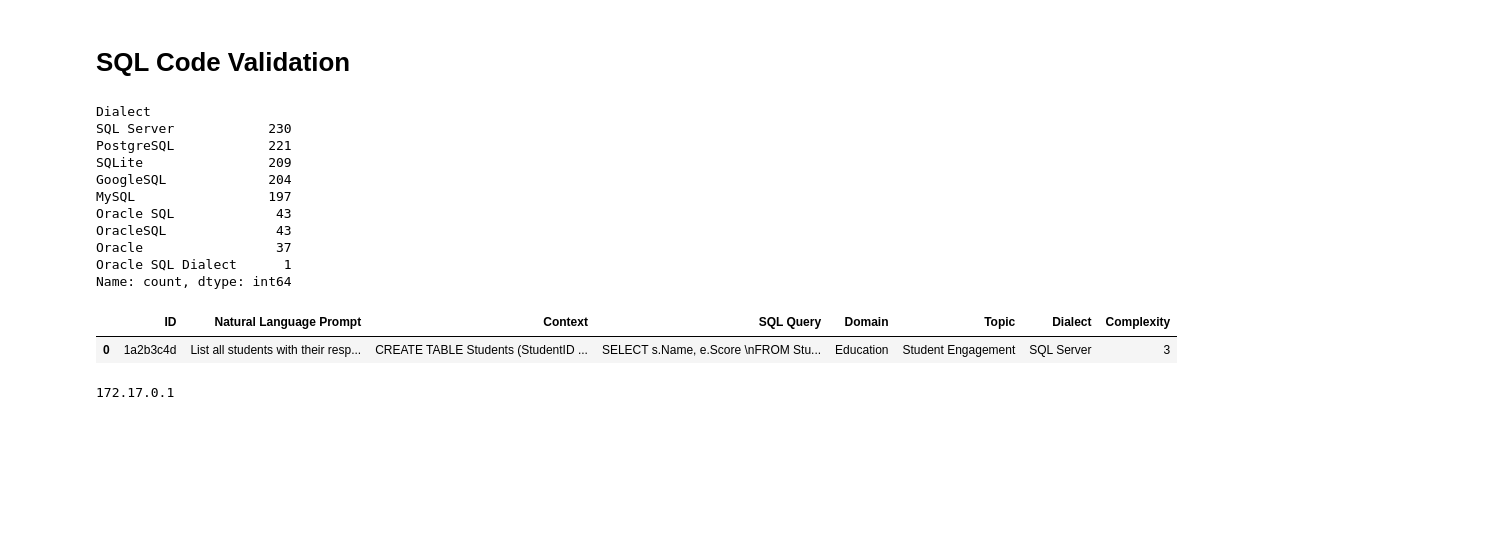
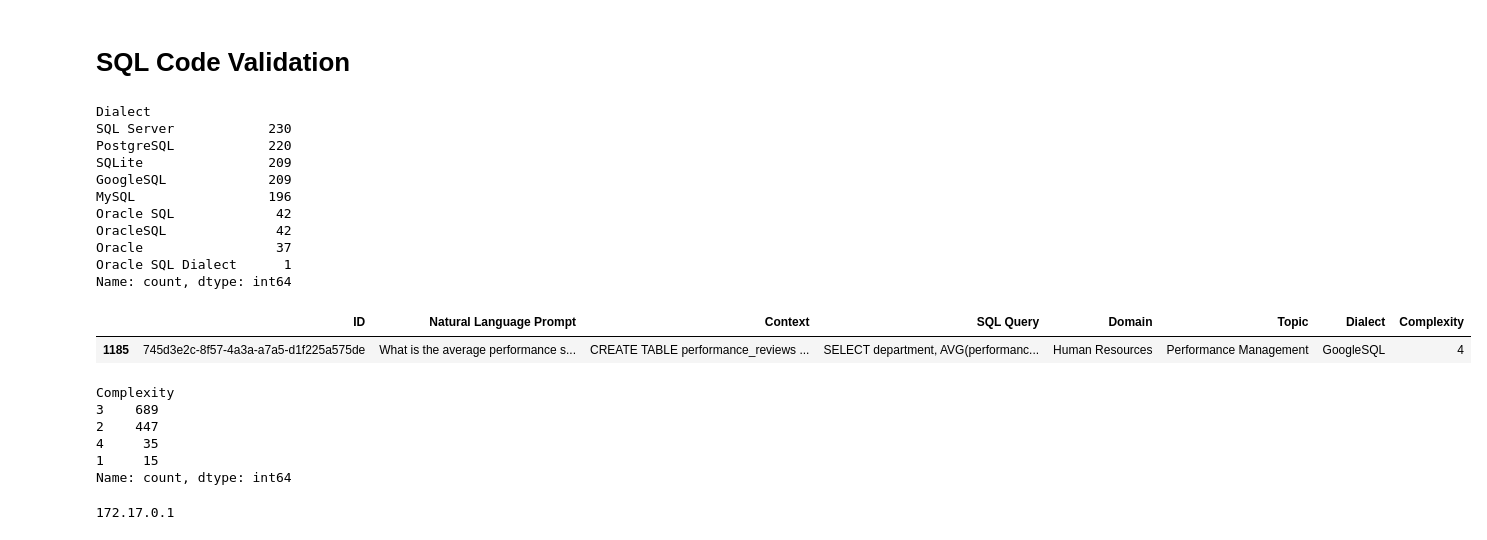
Before and after one commit to gretelai/navigator-helpers, a Jupyter notebook: navigator_helpers/steps/code_validation/code_validation.ipynb, the cells around one changed output. Drawn from its saved outputs; the diff is of its cells as text; code cells hidden in the pictures; blank space fills up the shorter version.

```diff
--- a/navigator_helpers/steps/code_validation/code_validation.ipynb
+++ b/navigator_helpers/steps/code_validation/code_validation.ipynb
@@ -24,33 +25,50 @@ from sql_parsers import SimpleSqlValidator, SqliteValidator, PostgresqlValidator
 # %%
-# sql_queries = pd.read_csv('/mnt/foundation-shared/nina_xu_gretel_ai/datasets/sql_queries.csv')
 sql_queries = pd.read_csv('/mnt/foundation-shared/nina_xu_gretel_ai/datasets/sql_queries_w_dialect_1000.csv')
 sql_queries_googlesql = pd.read_csv('/mnt/foundation-shared/nina_xu_gretel_ai/datasets/sql_queries_googlesql_200.csv')
-sql_queries = pd.concat([sql_queries, sql_queries_googlesql])
+sql_queries = pd.concat([sql_queries, sql_queries_googlesql], ignore_index=True)
 python_typscript_codes = pd.read_csv('/mnt/foundation-shared/nina_xu_gretel_ai/datasets/python_typescript_codes.csv')
 python_codes = pd.read_json('/mnt/foundation-shared/nina_xu_gretel_ai/datasets/text_to_python_v1.json')
+
 pd.set_option('display.max_colwidth', 1000)
 pd.set_option('display.max_rows', 100)
+
+# Give each row a unique db name because otherwise BigQuery struggles with the same db name
+sql_queries['id_tmp'] = sql_queries.index
+sql_queries['db_name'] = sql_queries.apply(lambda x: f"db_{x.id_tmp}", axis=1)
+
+# Basic cleaning. At least BigQuery errors out if there are newlines like 'CREATE\nTABLE'
+sql_queries['SQL Query'] = sql_queries['SQL Query'].apply(lambda x: x.replace('\n', ' '))
+sql_queries['Context'] = sql_queries['Context'].apply(lambda x: x.replace('\n', ' '))
 # %% [markdown]
 # SQL Code Validation
 # %%
 sql_queries.head(1)
 print(sql_queries.Dialect.value_counts())
 
-sql_queries[sql_queries['Dialect'] == 'SQL Server'].head(1)
+sql_queries.tail(1)
 # %% [output]
 Dialect
 SQL Server            230
-PostgreSQL            221
+PostgreSQL            220
 SQLite                209
-GoogleSQL             204
-MySQL                 197
-Oracle SQL             43
-OracleSQL              43
+GoogleSQL             209
+MySQL                 196
+Oracle SQL             42
+OracleSQL              42
 Oracle                 37
 Oracle SQL Dialect      1
 Name: count, dtype: int64
 |  | ID | Natural Language Prompt | Context | SQL Query | Domain | Topic | Dialect | Complexity |
-| 0 | 1a2b3c4d | List all students with their resp... | CREATE TABLE Students (StudentID ... | SELECT s.Name, e.Score \nFROM Stu... | Education | Student Engagement | SQL Server | 3 |
+| 1185 | 745d3e2c-8f57-4a3a-a7a5-d1f225a575de | What is the average performance s... | CREATE TABLE performance_reviews ... | SELECT department, AVG(performanc... | Human Resources | Performance Management | GoogleSQL | 4 |
+# %%
+sql_queries.Complexity.value_counts()
+# %% [output]
+Complexity
+3    689
+2    447
+4     35
+1     15
+Name: count, dtype: int64
 # %%
 """
 Have a PostgreSQL database running in a Docker container. In command line, run the following commands:
```
Also changed, not shown: parts of 16 cells of this notebook, 1 other file.
